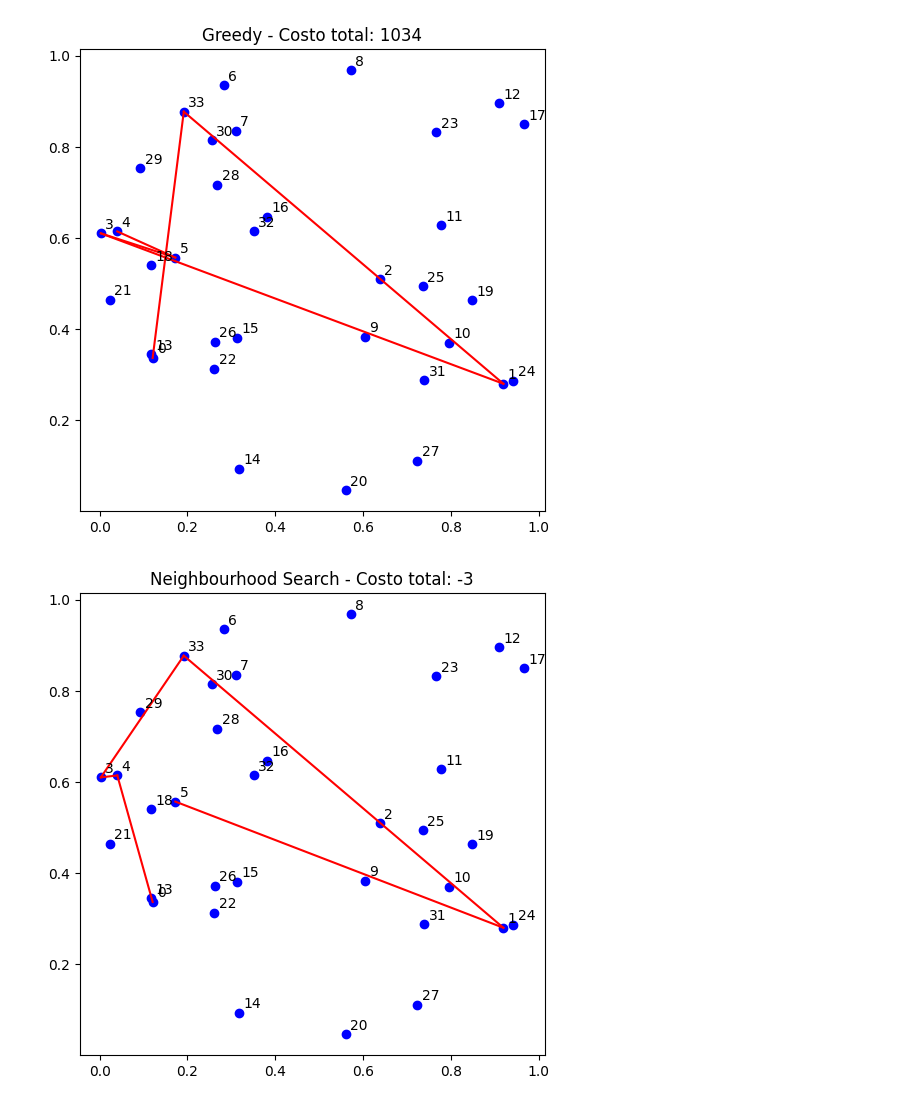
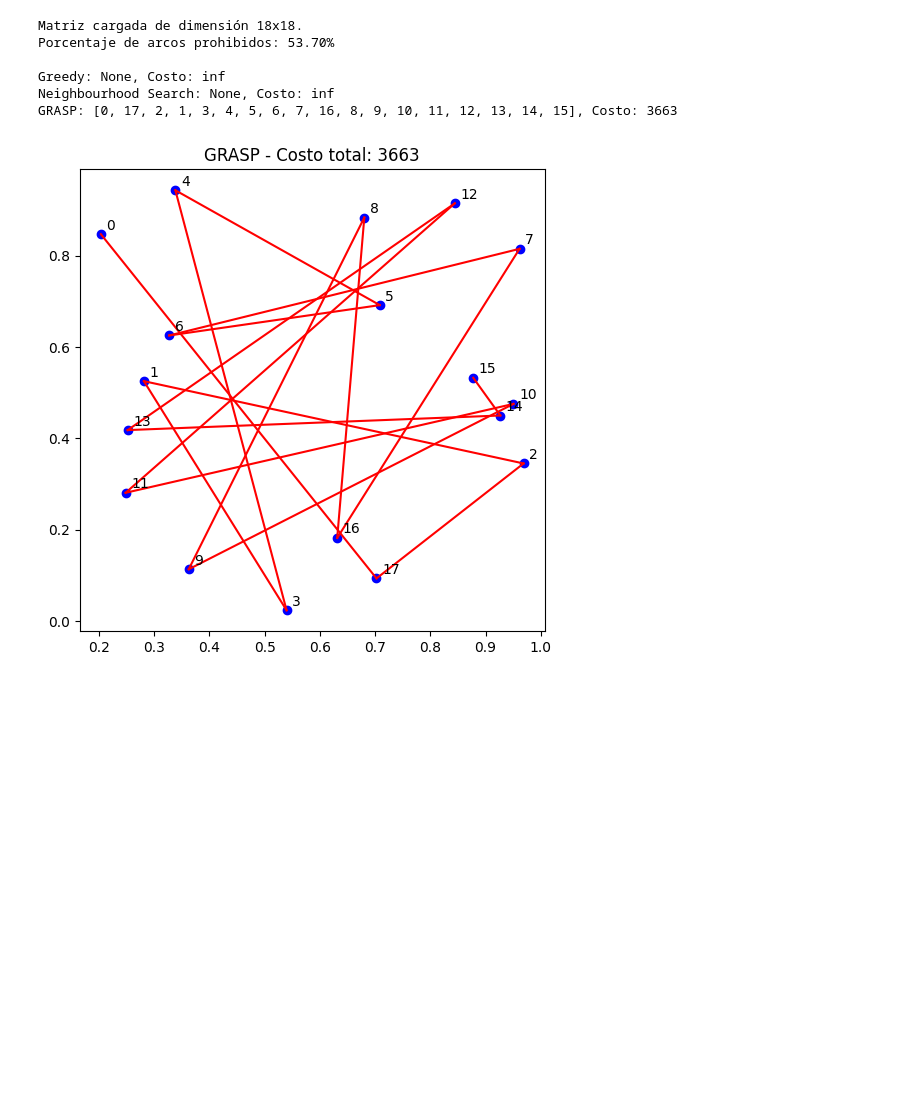
Before and after one commit to s7n5c4n/CATSSP, a Jupyter notebook: CATSSP/a.ipynb, the cells around one changed output. Drawn from its saved outputs; the diff is of its cells as text; code cells hidden in the pictures; blank space fills up the shorter version.

Commit message:
Implement feature X to enhance user experience and fix bug Y in module Z

```diff
--- a/CATSSP/a.ipynb
+++ b/CATSSP/a.ipynb
@@ -83,22 +50,17 @@ Costo total de la solución heurística: 1034
 # %%
-#Neighbourhood Search (Búsqueda Local simple - 2-opt)
-
-def costo_total(secuencia, C):
-    return sum(C[secuencia[i], secuencia[i+1]] for i in range(len(secuencia)-1))
-
+# Neighbourhood Search
 def neighbourhood_search(C, iteraciones=100):
     n = C.shape[0]
     nodos = list(range(n))
 
-    # Construcción inicial con Greedy
     solucion = []
     actual = 0
     visitados = {actual}
     solucion.append(actual)
     while len(visitados) < n:
-        costos_permitidos = [(j, C[actual, j]) for j in nodos if j not in visitados and C[actual, j] != -1]
+        costos_permitidos = [(j, C[actual, j]) for j in nodos if j not in visitados and C[actual, j] < 999999]
         if not costos_permitidos:
-            break
+            return None, float('inf')
         siguiente = min(costos_permitidos, key=lambda x: x[1])[0]
         solucion.append(siguiente)
         visitados.add(siguiente)
@@ -107,7 +69,6 @@ def neighbourhood_search(C, iteraciones=100):
     mejor = solucion[:]
     mejor_costo = costo_total(mejor, C)
 
-    # Búsqueda local con intercambios (2-opt)
     for _ in range(iteraciones):
         i, j = sorted(random.sample(range(1, n), 2))
         nueva = mejor[:i] + mejor[i:j][::-1] + mejor[j:]
@@ -117,8 +78,7 @@ def neighbourhood_search(C, iteraciones=100):
 
     return mejor, mejor_costo
 # %%
-#GRASP (Greedy Randomizado con mejora local)
-
+# GRASP
 def grasp(C, alpha=0.3, iteraciones=100):
     n = C.shape[0]
     nodos = list(range(n))
@@ -132,7 +92,7 @@ def grasp(C, alpha=0.3, iteraciones=100):
         solucion.append(actual)
 
         while len(visitados) < n:
-            candidatos = [(j, C[actual, j]) for j in nodos if j not in visitados and C[actual, j] != -1]
+            candidatos = [(j, C[actual, j]) for j in nodos if j not in visitados and C[actual, j] < 999999]
             if not candidatos:
                 break
             candidatos.sort(key=lambda x: x[1])
@@ -142,6 +102,9 @@ def grasp(C, alpha=0.3, iteraciones=100):
             visitados.add(siguiente)
             actual = siguiente
 
+        if len(visitados) < n:
+            continue
+
         costo = costo_total(solucion, C)
         if costo < mejor_costo:
             mejor_solucion = solucion[:]
@@ -149,31 +112,45 @@ def grasp(C, alpha=0.3, iteraciones=100):
 
     return mejor_solucion, mejor_costo
 # %%
+# Gráfico de la solución
 def graficar_solucion(solucion, C, puntos, titulo):
     n = C.shape[0]
-
     plt.figure(figsize=(6, 6))
     for i in range(n):
         plt.scatter(puntos[i, 0], puntos[i, 1], c='blue')
         plt.text(puntos[i, 0]+0.01, puntos[i, 1]+0.01, str(i), fontsize=10)
-
     for i in range(len(solucion) - 1):
         plt.plot([puntos[solucion[i], 0], puntos[solucion[i+1], 0]],
                  [puntos[solucion[i], 1], puntos[solucion[i+1], 1]], 'r-')
-
-    costo = sum(C[solucion[i], solucion[i+1]] for i in range(len(solucion) - 1))
+    costo = costo_total(solucion, C)
     plt.title(f'{titulo} - Costo total: {costo}')
     plt.show()
 # %%
+ruta = r'C:\Users\crhac\CATSSP\CATSSP\CGL\cgl_17.catsp'
+C = cargar_matriz(ruta)
+n = C.shape[0]
+
 puntos = np.random.rand(n, 2)
 
-graficar_solucion(solucion, C, puntos, "Greedy")
+solucion, costo = greedy(C)
+print(f"Greedy: {solucion}, Costo: {costo}")
+if solucion:
+    graficar_solucion(solucion, C, puntos, "Greedy")
 
 mejor_ns, costo_ns = neighbourhood_search(C)
-graficar_solucion(mejor_ns, C, puntos, "Neighbourhood Search")
+print(f"Neighbourhood Search: {mejor_ns}, Costo: {costo_ns}")
+if mejor_ns:
+    graficar_solucion(mejor_ns, C, puntos, "Neighbourhood Search")
 
 mejor_grasp, costo_grasp = grasp(C)
-graficar_solucion(mejor_grasp, C, puntos, "GRASP")
+print(f"GRASP: {mejor_grasp}, Costo: {costo_grasp}")
+if mejor_grasp:
+    graficar_solucion(mejor_grasp, C, puntos, "GRASP")
 # %% [output]
+Matriz cargada de dimensión 18x18.
+Porcentaje de arcos prohibidos: 53.70%
+
+Greedy: None, Costo: inf
+Neighbourhood Search: None, Costo: inf
+GRASP: [0, 17, 2, 1, 3, 4, 5, 6, 7, 16, 8, 9, 10, 11, 12, 13, 14, 15], Costo: 3663
-[figure, old version]
+[figure, new version]
-[figure, removed]
```
Also changed, not shown: parts of 7 cells of this notebook.
